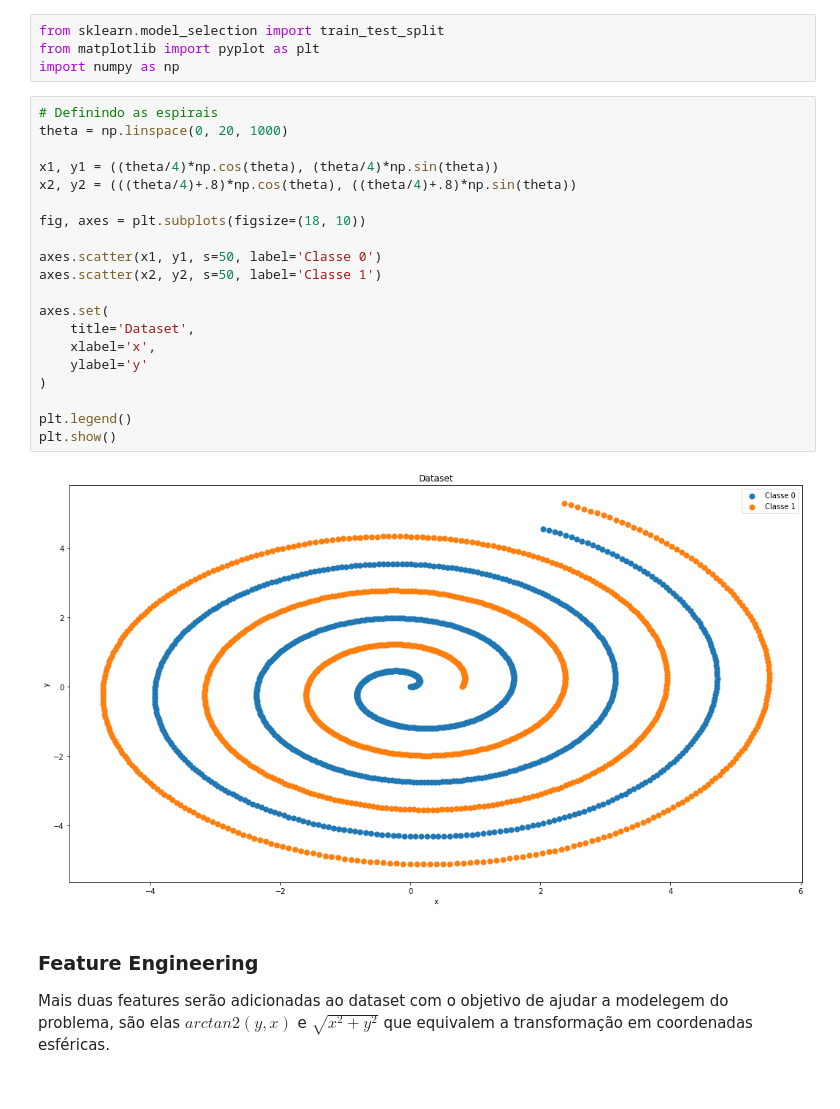
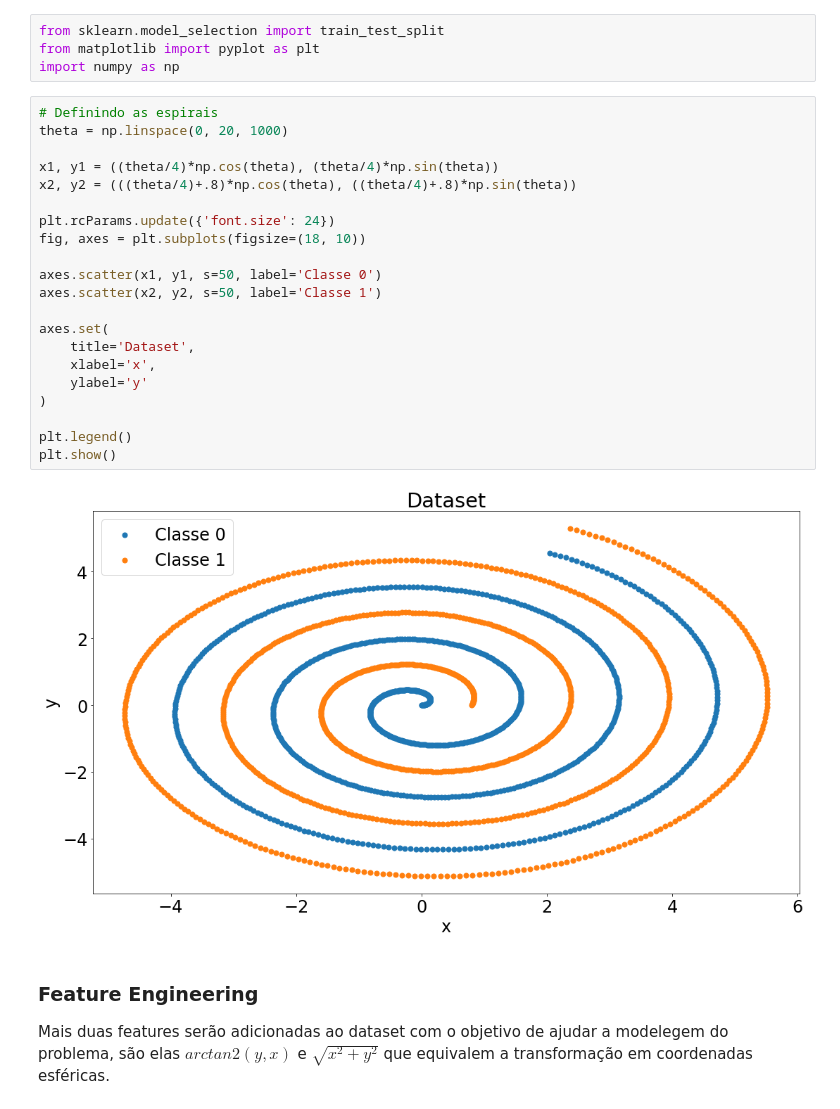
Before and after one commit to angelomarcelino/machine_learning, a Jupyter notebook: q3_espirals.ipynb, the cells around one changed output. Drawn from its saved outputs; the diff is of its cells as text.

```diff
--- a/q3_espirals.ipynb
+++ b/q3_espirals.ipynb
@@ -18,25 +18,26 @@ import numpy as np
 # %%
 # Definindo as espirais
 theta = np.linspace(0, 20, 1000)
 
 x1, y1 = ((theta/4)*np.cos(theta), (theta/4)*np.sin(theta))
 x2, y2 = (((theta/4)+.8)*np.cos(theta), ((theta/4)+.8)*np.sin(theta))
 
+plt.rcParams.update({'font.size': 24})
 fig, axes = plt.subplots(figsize=(18, 10))
 
 axes.scatter(x1, y1, s=50, label='Classe 0')
 axes.scatter(x2, y2, s=50, label='Classe 1')
 
 axes.set(
     title='Dataset',
     xlabel='x',
     ylabel='y'
 )
 
 plt.legend()
 plt.show()
 # %% [output]
-[figure, old version]
+[figure, new version]
 # %% [markdown]
 ### Feature Engineering
 
```
Also changed, not shown: parts of 10 cells of this notebook.
